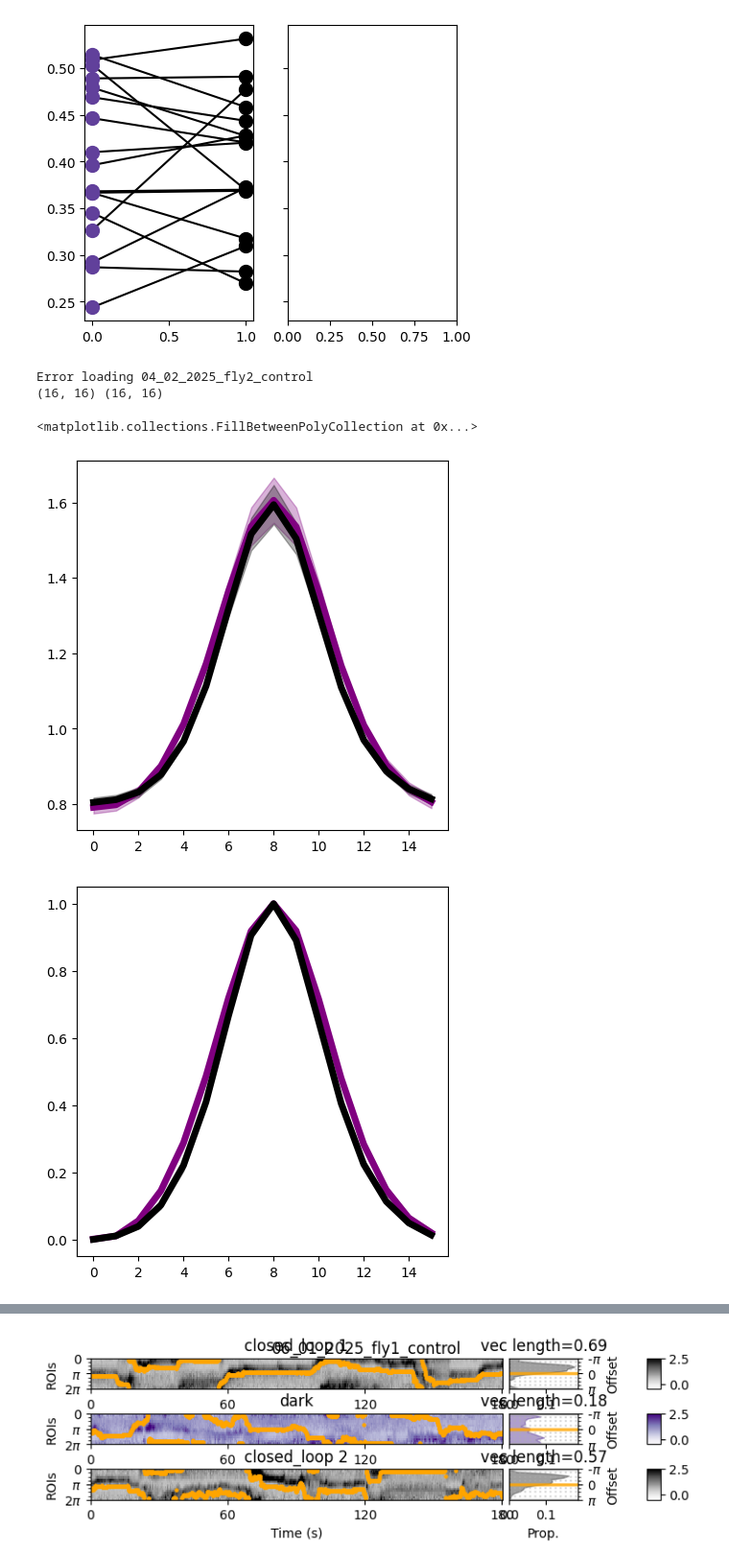
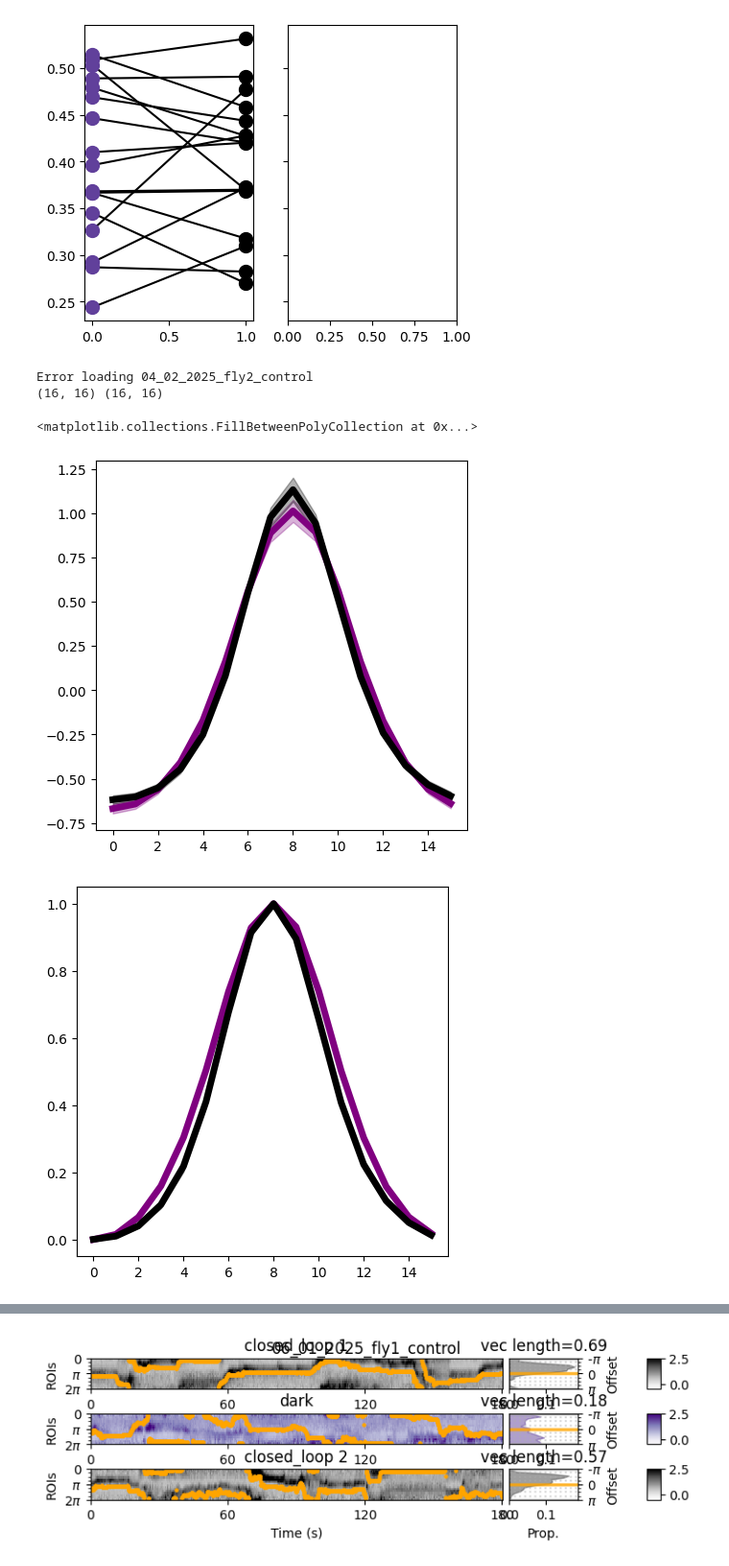
Before and after one commit to yfisher-lab/plitt_turnerevans_oa_instructs_hd_plasticity, a Jupyter notebook: figures/epg_imaging_across_dark/EPG_across_dark.ipynb, the cells around one changed output, grey strips where cells are left out. Shown at 96% size. Saved outputs shown, nothing was run; the diff lists cells and outputs as text; code cells hidden in the pictures.

```diff
--- a/figures/epg_imaging_across_dark/EPG_across_dark.ipynb
+++ b/figures/epg_imaging_across_dark/EPG_across_dark.ipynb
@@ -42,12 +42,7 @@ Index(['date', 'fly', 'session', 'closed_loop', 'rnai', 'usable',
        'fictrac_dat_file', 'notes'],
       dtype='str')
 # %%
-def load_row(row):
-    if row['rnai']==0:
-        outdir = pathlib.PurePath( basedir / 'control' / row['date'] / row['fly'] / row['session'] / 'preprocess.pkl')
-    elif row['rnai']==1:
-        outdir = pathlib.PurePath( basedir / 'rnai' / row['date'] / row['fly'] / row['session'] / 'preprocess.pkl')
-    return st2p.preprocessing.EBImagingSession.from_file(outdir)
+load_row = nmp.loading.make_load_row(basedir, folder_cols=('rnai',), session_col='session', value_maps={'rnai': {0: 'control', 1: 'rnai'}})
 # %%
 stats_df = {'fly_id': [],
            'cl': [],
@@ -537,14 +455,14 @@ for r, fly in enumerate(fly_ids[:]):
         dark_sess = sess_df.loc[(sess_df['fly_id']==fly) & (sess_df['closed_loop']==0)].iloc[0]
         cl_sess = sess_df.loc[(sess_df['fly_id']==fly) & (sess_df['closed_loop']==1)].iloc[0]
 
-        ts = nmp.session.GetTS(load_row(dark_sess), t_sigma=.1, h_sigma=.1,zscore=False)
+        ts = nmp.session.GetTS(load_row(dark_sess), t_sigma=.1, h_sigma=.1,zscore=True)
         # print(ts.dff.shape)
-        # dff_max_aligned_dark = shift_by_max(ts.dff[np.newaxis, :, :], sortby_index=0)
-        dff_max_aligned_dark, _, _, rho_dark, harmonic_ratio_dark = phase_null(ts.dff.T)
+        # dff_max_aligned_dark = nmp.ring_analysis.shift_by_max(ts.dff[np.newaxis, :, :], sortby_index=0)
+        dff_max_aligned_dark, _, _, rho_dark, harmonic_ratio_dark = nmp.ring_analysis.phase_null(ts.dff.T)
         dff_max_aligned_dark = dff_max_aligned_dark.T
 
-        ts = nmp.session.GetTS(load_row(cl_sess), t_sigma=.1, h_sigma=.1, zscore=False)
-        dff_max_aligned_cl, _, _, rho_cl, harmonic_ratio_cl = phase_null(ts.dff.T)
+        ts = nmp.session.GetTS(load_row(cl_sess), t_sigma=.1, h_sigma=.1, zscore=True)
+        dff_max_aligned_cl, _, _, rho_cl, harmonic_ratio_cl = nmp.ring_analysis.phase_null(ts.dff.T)
         dff_max_aligned_cl = dff_max_aligned_cl.T
 
 
@@ -553,35 +471,35 @@ for r, fly in enumerate(fly_ids[:]):
 
     except:
         print(f'Error loading {fly}')
 
 dark = np.stack(dark)
 cl = np.stack(cl)
 print(dark.shape, cl.shape)
 
 mu, sem = np.nanmean(dark, axis=0), sp.stats.sem(dark, axis=0, nan_policy='omit')
 ax.plot(mu, color='purple', linewidth=5, label='dark')
 ax.fill_between(np.arange(mu.size), mu-sem, mu+sem, color='purple', alpha=.3)
 
 mu, sem = np.nanmean(cl, axis=0), sp.stats.sem(cl, axis=0, nan_policy='omit')
 ax.plot(mu, color='black', linewidth=5, label='closed loop')
 ax.fill_between(np.arange(mu.size), mu-sem, mu+sem, color='black', alpha=.3)
 
 
 fig, ax = plt.subplots(figsize=[5,5])
 dark_norm = (dark - np.nanmin(dark, axis=1, keepdims=True)) / (np.nanmax(dark, axis=1, keepdims=True) - np.nanmin(dark, axis=1, keepdims=True))
 cl_norm = (cl - np.nanmin(cl, axis=1, keepdims=True)) / (np.nanmax(cl, axis=1, keepdims=True) - np.nanmin(cl, axis=1, keepdims=True))
 mu, sem = np.nanmean(dark_norm, axis=0), sp.stats.sem(dark_norm, axis=0, nan_policy='omit')
 ax.plot(mu, color='purple', linewidth=5, label='dark')
 ax.fill_between(np.arange(mu.size), mu-sem, mu+sem, color='purple', alpha=.3)
 mu, sem = np.nanmean(cl_norm, axis=0), sp.stats.sem(cl_norm, axis=0, nan_policy='omit')
 ax.plot(mu, color='black', linewidth=5, label='closed loop')
 ax.fill_between(np.arange(mu.size), mu-sem, mu+sem, color='black', alpha=.3)
 # %% [output]
 Error loading 04_02_2025_fly2_control
 (16, 16) (16, 16)
 <matplotlib.collections.FillBetweenPolyCollection at 0x...>
-[figure, old version]
+[figure, new version]
-[figure, old version]
+[figure, new version]
 # %%
 fig, ax = plt.subplots(figsize=[5,5])
 amp = np.zeros((dark.shape[0],2))
```
Also changed, not shown: parts of 5 cells of this notebook, 22 other files.
